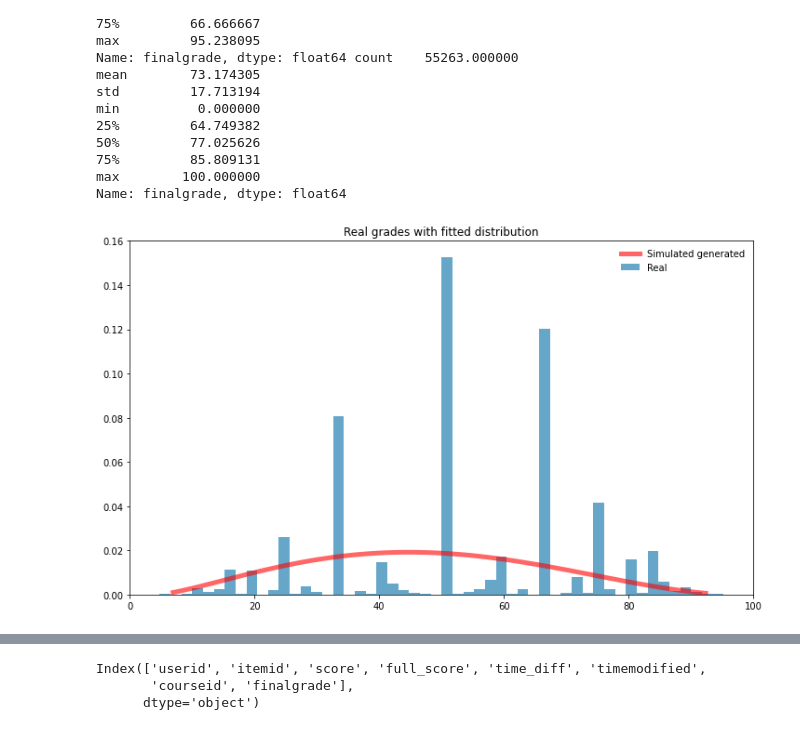
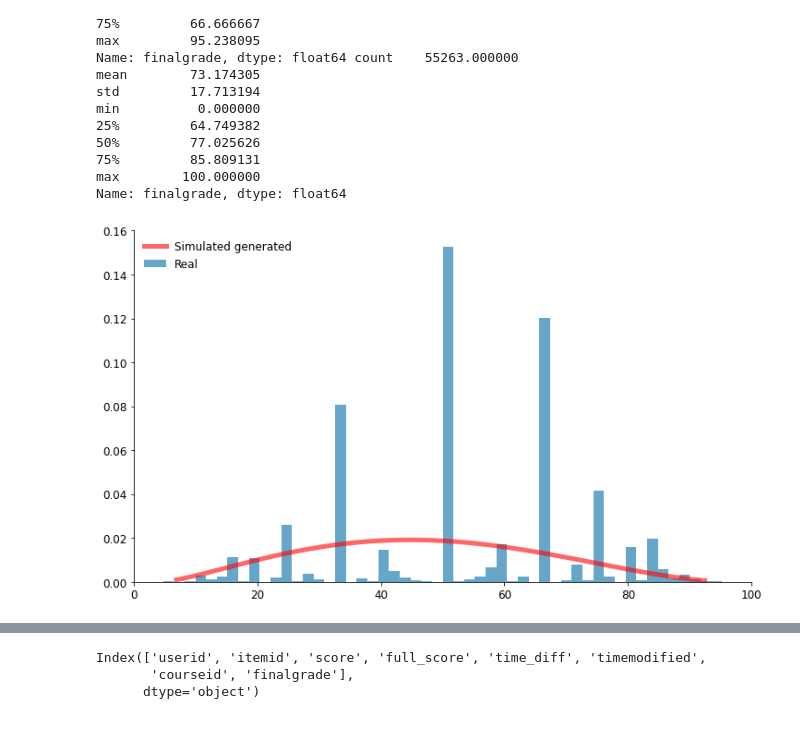
Before and after one commit to pagonis0/Synthetic-Data-Generators, a Jupyter notebook: ECAI_paper.ipynb, the cells around one changed output, grey strips where cells are left out. Saved outputs shown, nothing was run; the diff lists cells and outputs as text; code cells hidden in the pictures.

```diff
--- a/ECAI_paper.ipynb
+++ b/ECAI_paper.ipynb
@@ -401,4 +401,7 @@ Name: time_diff, dtype: float64
 # %%
+plt.rcParams['axes.spines.right'] = False
+plt.rcParams['axes.spines.top'] = False
+plt.rcParams.update({'font.size': 12})
 fig, ax = plt.subplots(figsize=(12, 7))
 
 c=0.502433
@@ -414,7 +417,6 @@ rv = stats.loggamma(c, loc, scale)
 ax.hist(df_trimmed1['finalgrade'], density=True, bins='auto', histtype='stepfilled', alpha=0.6, animated=True, label='Real')
 
 ax.set_xlim([0, 100])
-ax.set_title('Real grades with fitted distribution')
-ax.legend(loc='best', frameon=False)
+ax.legend(loc='upper left', frameon=False)
 plt.show()
 # %% [output]
@@ -694,25 +696,26 @@ min          0.000000
 max        100.000000
 Name: finalgrade, dtype: float64
 # %%
-
+plt.rcParams['axes.spines.right'] = False
+plt.rcParams['axes.spines.top'] = False
+plt.rcParams.update({'font.size': 12})
 fig, ax = plt.subplots(figsize=(12, 7))
 
 a=2.4553
 b=2.88685
 loc=4.38326
 scale=92.6236
 
 x = np.linspace(stats.beta.ppf(0.001, a, b, loc, scale), stats.beta.ppf(0.999, a, b, loc, scale), 100)
 
 ax.plot(x, stats.beta.pdf(x, a, b, loc, scale), 'r-', lw=5, alpha=0.6, label='Simulated generated')
 rv = stats.beta(a, b, loc, scale)
 #ax.plot(x, rv.pdf(x), 'k-', lw=2, label='frozen pdf 1')
 
-ax.hist(df_trimmed2['finalgrade'], density=True, bins='auto', histtype='stepfilled', alpha=0.6, animated=True, label='Real')
+ax.hist(df_trimmed2['finalgrade'], density=True, bins='auto', histtype='stepfilled', alpha=0.6, animated=True, label='Real', )
 
 ax.set_xlim([0, 100])
-ax.set_title('Real grades with fitted distribution')
-ax.legend(loc='best', frameon=False)
+ax.legend(loc='upper left', frameon=False)
 plt.show()
 # %% [output]
-[figure, old version]
+[figure, new version]
```
Also changed, not shown: parts of 41 cells of this notebook.
